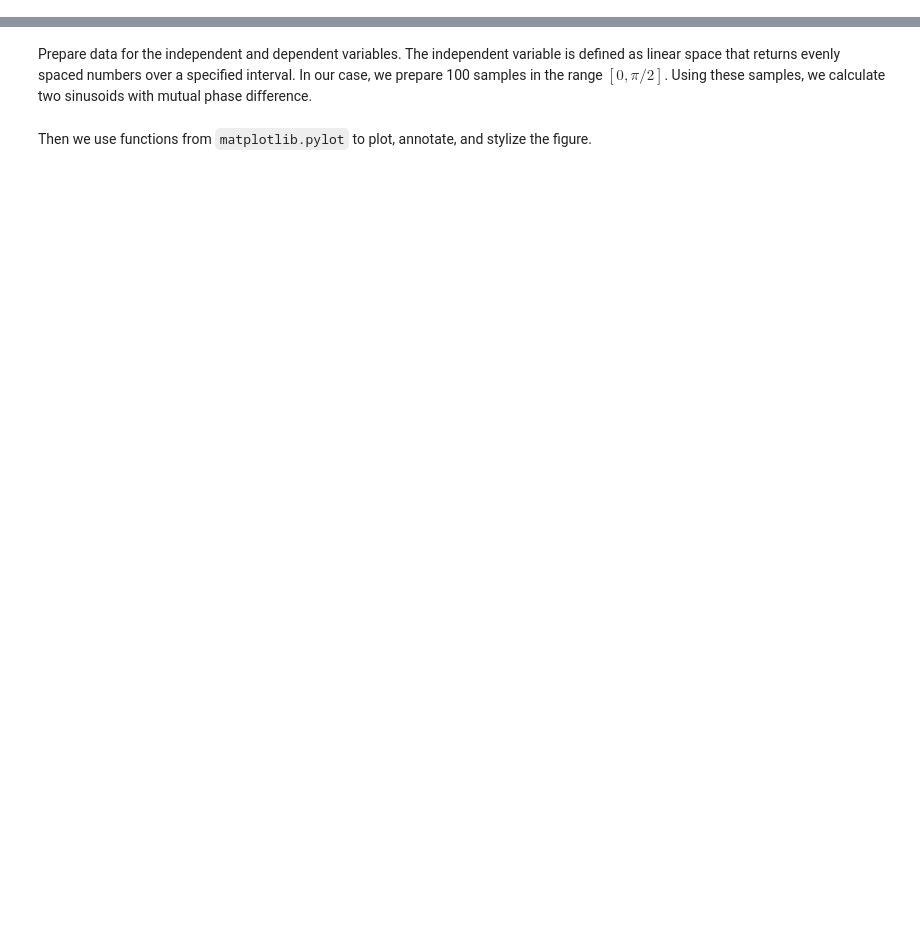
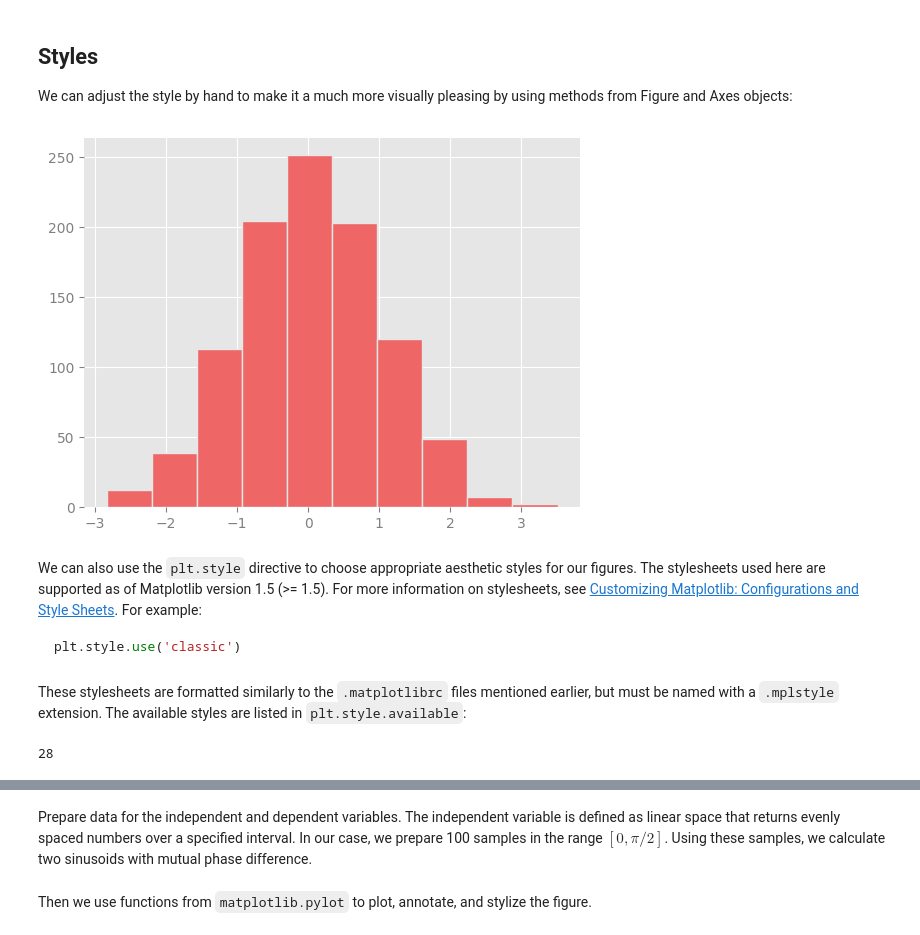
Before and after one commit to adeelahmadk/data-science-notes, a Jupyter notebook: 01d-matplotlib-vis.ipynb, the cells around one changed output, grey strips where cells are left out. Cells and saved outputs as stored; diff of their text form; code cells hidden in the pictures; blank space fills up the shorter version.

````diff
--- a/01d-matplotlib-vis.ipynb
+++ b/01d-matplotlib-vis.ipynb
@@ -4,0 +92,45 @@ This notebook is an basic demonstration in ploting & visualization using matplot
+# %% [markdown]
+## Styles
+
+We can adjust the style by hand to make it a much more visually pleasing by using methods from Figure and Axes objects:
+# %%
+x = np.random.randn(1000)
+
+# use a gray background
+ax = plt.axes(facecolor='#E6E6E6')
+ax.set_axisbelow(True)
+
+# draw solid white grid lines
+plt.grid(color='w', linestyle='solid')
+
+# hide axis spines
+for spine in ax.spines.values():
+    spine.set_visible(False)
+
+# hide top and right ticks
+ax.xaxis.tick_bottom()
+ax.yaxis.tick_left()
+
+# lighten ticks and labels
+ax.tick_params(colors='gray', direction='out')
+for tick in ax.get_xticklabels():
+    tick.set_color('gray')
+for tick in ax.get_yticklabels():
+    tick.set_color('gray')
+
+# control face and edge color of histogram
+ax.hist(x, edgecolor='#E6E6E6', color='#EE6666');
+# %% [output]
+[figure, added]
+# %% [markdown]
+We can also use the `plt.style` directive to choose appropriate aesthetic styles for our figures. The stylesheets used here are supported as of Matplotlib version 1.5 (>= 1.5). For more information on stylesheets, see [Customizing Matplotlib: Configurations and Style Sheets](https://jakevdp.github.io/PythonDataScienceHandbook/04.11-settings-and-stylesheets.html). For example:
+
+```python
+plt.style.use('classic')
+```
+# %% [markdown]
+These stylesheets are formatted similarly to the `.matplotlibrc` files mentioned earlier, but must be named with a `.mplstyle` extension. The available styles are listed in `plt.style.available`:
+# %%
+len(plt.style.available)
+# %% [output]
+28
````
Also changed, not shown: parts of 27 cells of this notebook, 5 other files.
